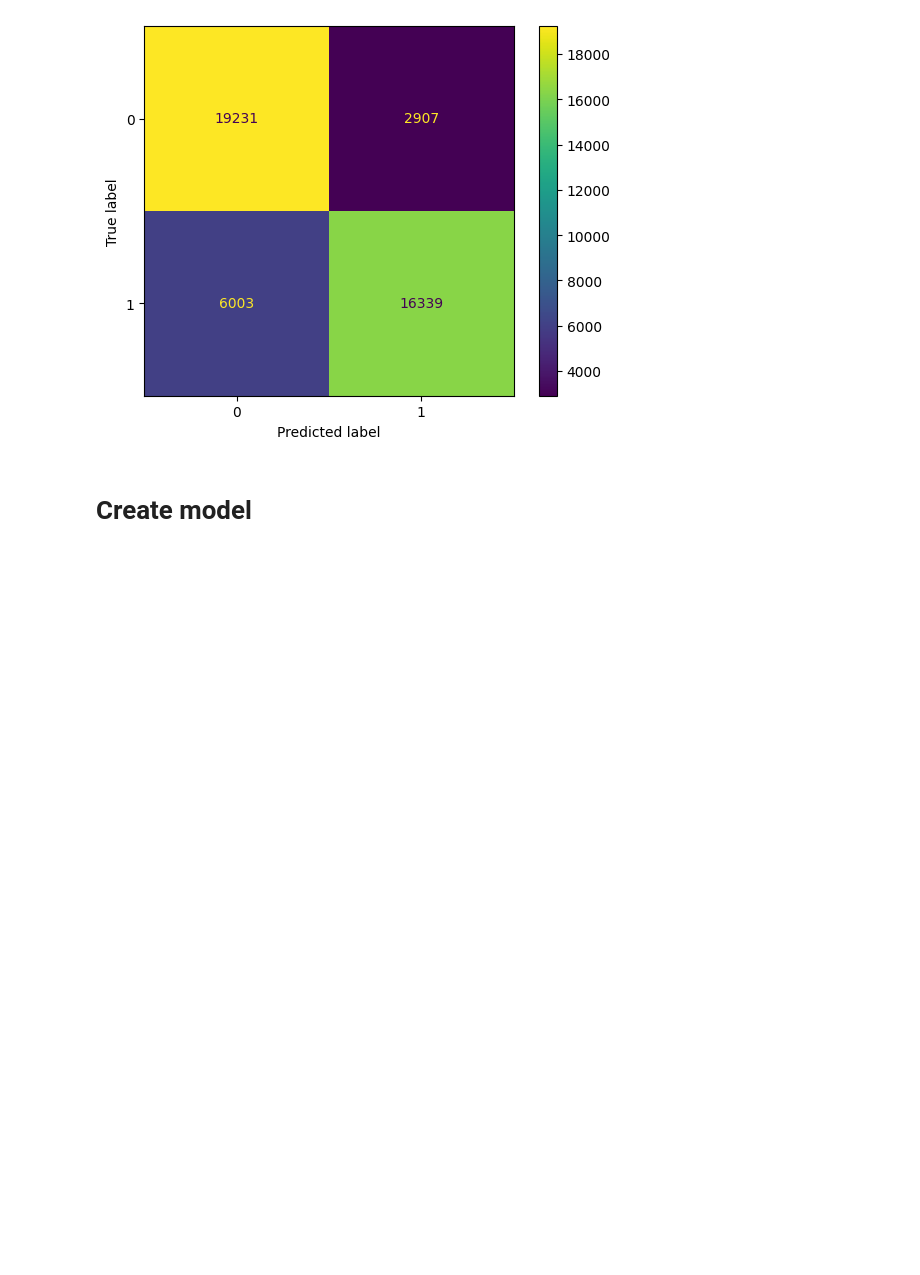
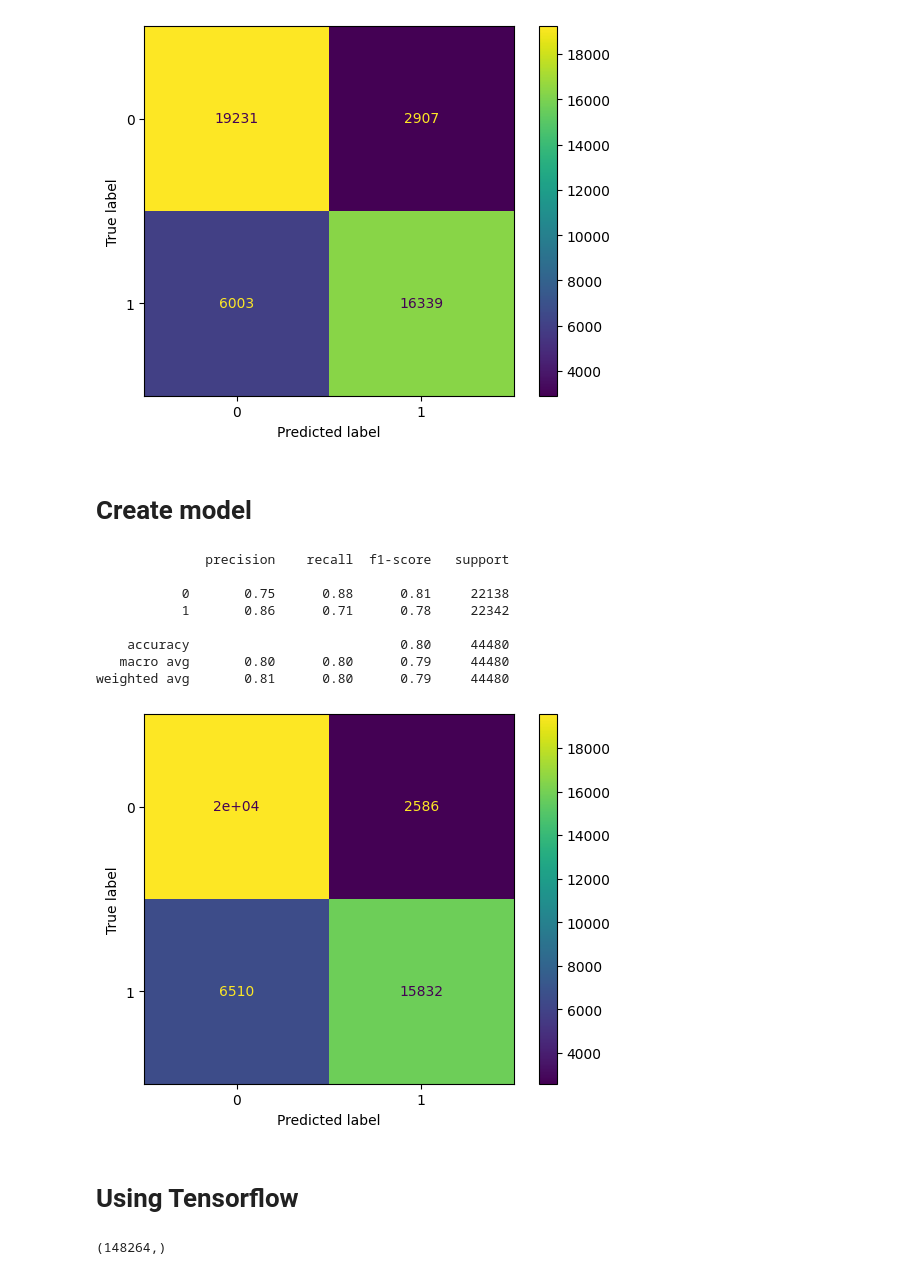
Before and after one commit to Ademola-Alabi/Loan_default_model, a Jupyter notebook: loan_default.ipynb, the cells around one changed output. Drawn from its saved outputs; the diff is of its cells as text; code cells hidden in the pictures; blank space fills up the shorter version.

Commit message:
started tensorflow

```diff
--- a/loan_default.ipynb
+++ b/loan_default.ipynb
@@ -137,0 +140,14 @@ def general_model(model_instance):
+# %%
+general_model(SVC)
+# %% [output]
+              precision    recall  f1-score   support
+
+           0       0.75      0.88      0.81     22138
+           1       0.86      0.71      0.78     22342
+
+    accuracy                           0.80     44480
+   macro avg       0.80      0.80      0.79     44480
+weighted avg       0.81      0.80      0.79     44480
+[figure, added]
+# %% [markdown]
+# Using Tensorflow
@@ -137,0 +159,4 @@ def general_model(model_instance):
+# %%
+y.shape
+# %% [output]
+(148264,)
```
Also changed, not shown: parts of 3 cells of this notebook.
